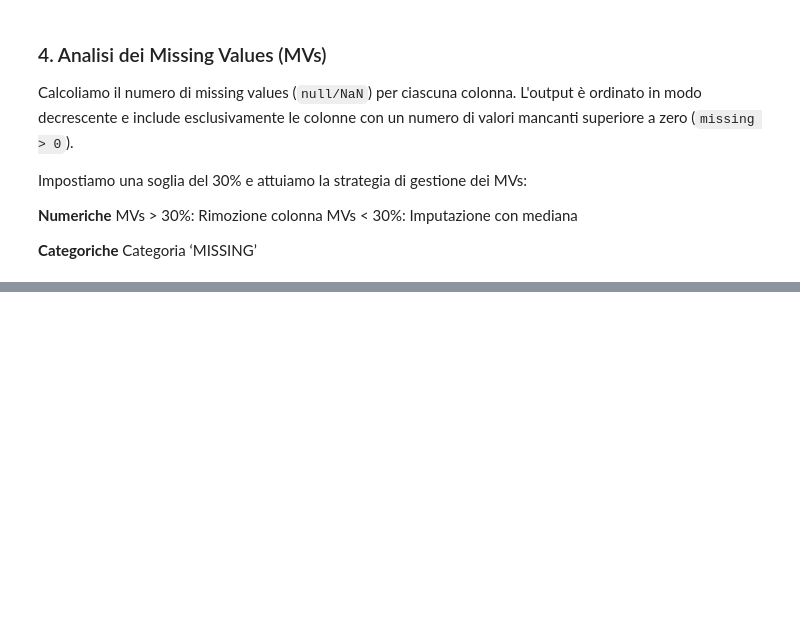
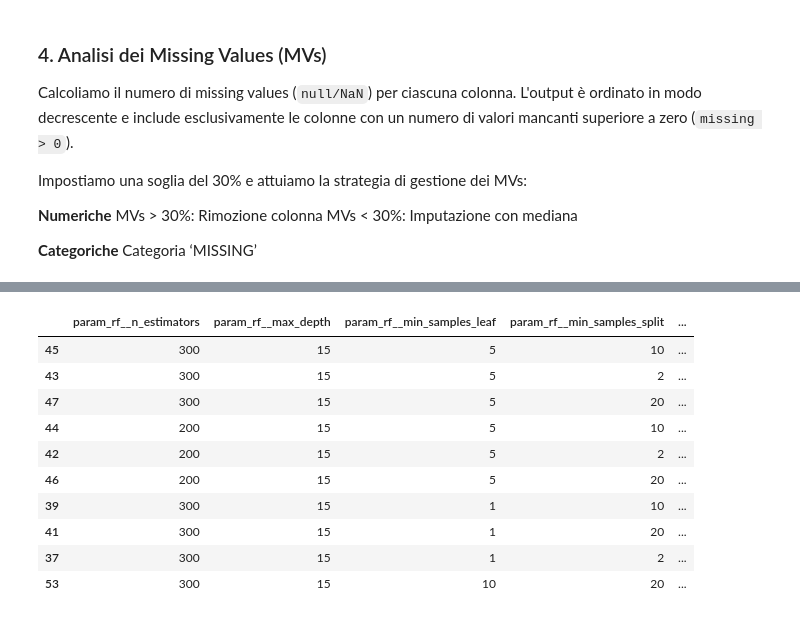
Before and after one commit to meddesara98-ctrl/SDG_Project, a Jupyter notebook: notebook.ipynb, the cells around one changed output, grey strips where cells are left out. Saved outputs shown, nothing was run; the diff lists cells and outputs as text; code cells hidden in the pictures; blank space fills up the shorter version.

```diff
--- a/notebook.ipynb
+++ b/notebook.ipynb
@@ -409,0 +294,69 @@ Numero totale di feature dopo l'encoding: 216
+# %%
+### 6. Pipeline completa: MissingValueHandler + Preprocessor + RandomForest
+from sklearn.pipeline import Pipeline
+from sklearn.ensemble import RandomForestClassifier
+from sklearn.model_selection import StratifiedKFold, GridSearchCV
+
+full_pipeline = Pipeline([
+    ('missing_handler', MissingValueHandler(threshold=30)),
+    ('preprocessor', preprocessor),
+    ('rf', RandomForestClassifier(random_state=42, n_jobs=1))
+])
+
+# --- Stratified K-Fold (k=5) ---
+skf = StratifiedKFold(n_splits=5, shuffle=True, random_state=42)
+
+# --- Griglia di iperparametri del RF da esplorare ---
+param_grid = {
+    'rf__n_estimators': [200, 300],
+    'rf__max_depth': [5, 10, 15],
+    'rf__min_samples_leaf': [1, 5, 10],
+    'rf__min_samples_split': [2, 10, 20]
+}
+
+# --- Grid Search con cross-validation, prova tutte le ipercombinazioni---
+grid_search = GridSearchCV(
+    full_pipeline,
+    param_grid=param_grid,
+    cv=skf,
+    scoring='f1',       # metrica orientata a individuare bene la classe churn=1
+    n_jobs=-1,
+    verbose=2,
+    return_train_score=True  # utile per controllare l'overfitting per combinazione
+)
+
+# Fit: qui passiamo X_train "grezzo", NON processato a mano.
+# Il preprocessing viene rifatto da zero ad ogni fold, evitando data leakage.
+grid_search.fit(X_train, y_train)
+
+print("Migliori iperparametri trovati:")
+print(grid_search.best_params_)
+print(f"\nMiglior F1-score medio in CV: {grid_search.best_score_:.4f}")
+
+# --- Ispezione rapida dei risultati per controllare overfitting ---
+cv_results = pd.DataFrame(grid_search.cv_results_)
+cv_results_sorted = cv_results.sort_values('mean_test_score', ascending=False)
+display(cv_results_sorted[[
+    'param_rf__n_estimators', 'param_rf__max_depth',
+    'param_rf__min_samples_leaf', 'param_rf__min_samples_split',
+    'mean_train_score', 'mean_test_score', 'std_test_score'
+]].head(10))
+
+
+### 7. Valutazione finale sul TEST set (mai toccato finora)
+best_model = grid_search.best_estimator_
+
+# best_model è già rifittato su TUTTO X_train con i migliori iperparametri
+y_pred_test = best_model.predict(X_test)
+y_proba_test = best_model.predict_proba(X_test)[:, 1]
+
+from sklearn.metrics import classification_report, confusion_matrix, roc_auc_score
+
+print("Accuracy su train (best_model):", best_model.score(X_train, y_train))
+print("Accuracy su test (best_model):", best_model.score(X_test, y_test))
+print(f"\nROC-AUC su test: {roc_auc_score(y_test, y_proba_test):.4f}")
+print("\n--- Classification Report (test set) ---")
+print(classification_report(y_test, y_pred_test))
+print("\n--- Confusion Matrix (test set) ---")
+print(confusion_matrix(y_test, y_pred_test))
+# %% [output]
@@ -409,0 +380,11 @@ Numero totale di feature dopo l'encoding: 216
+|  | param_rf__n_estimators | param_rf__max_depth | param_rf__min_samples_leaf | param_rf__min_samples_split | ... |
+| 45 | 300 | 15 | 5 | 10 | ... |
+| 43 | 300 | 15 | 5 | 2 | ... |
+| 47 | 300 | 15 | 5 | 20 | ... |
+| 44 | 200 | 15 | 5 | 10 | ... |
+| 42 | 200 | 15 | 5 | 2 | ... |
+| 46 | 200 | 15 | 5 | 20 | ... |
+| 39 | 300 | 15 | 1 | 10 | ... |
+| 41 | 300 | 15 | 1 | 20 | ... |
+| 37 | 300 | 15 | 1 | 2 | ... |
+| 53 | 300 | 15 | 10 | 20 | ... |
```
Also changed, not shown: parts of 11 cells of this notebook, 1 other file.
